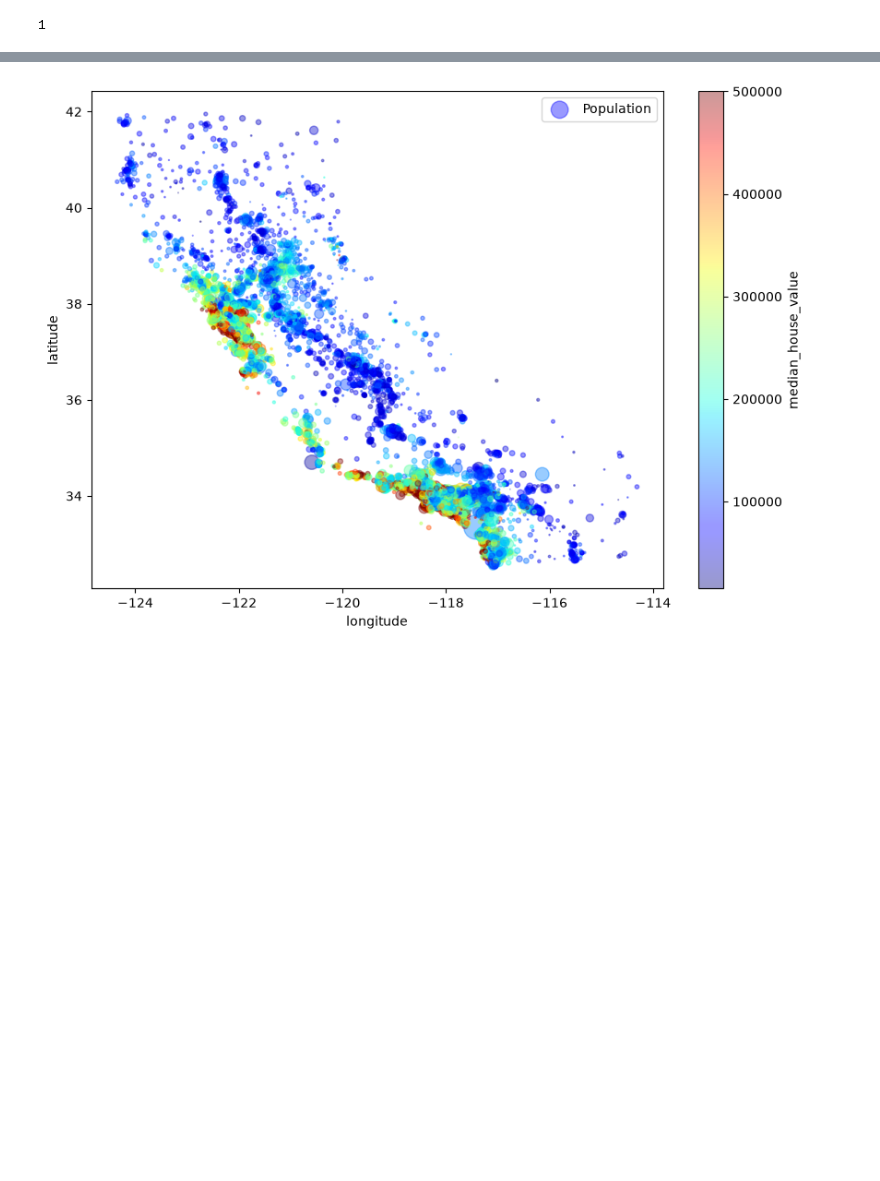
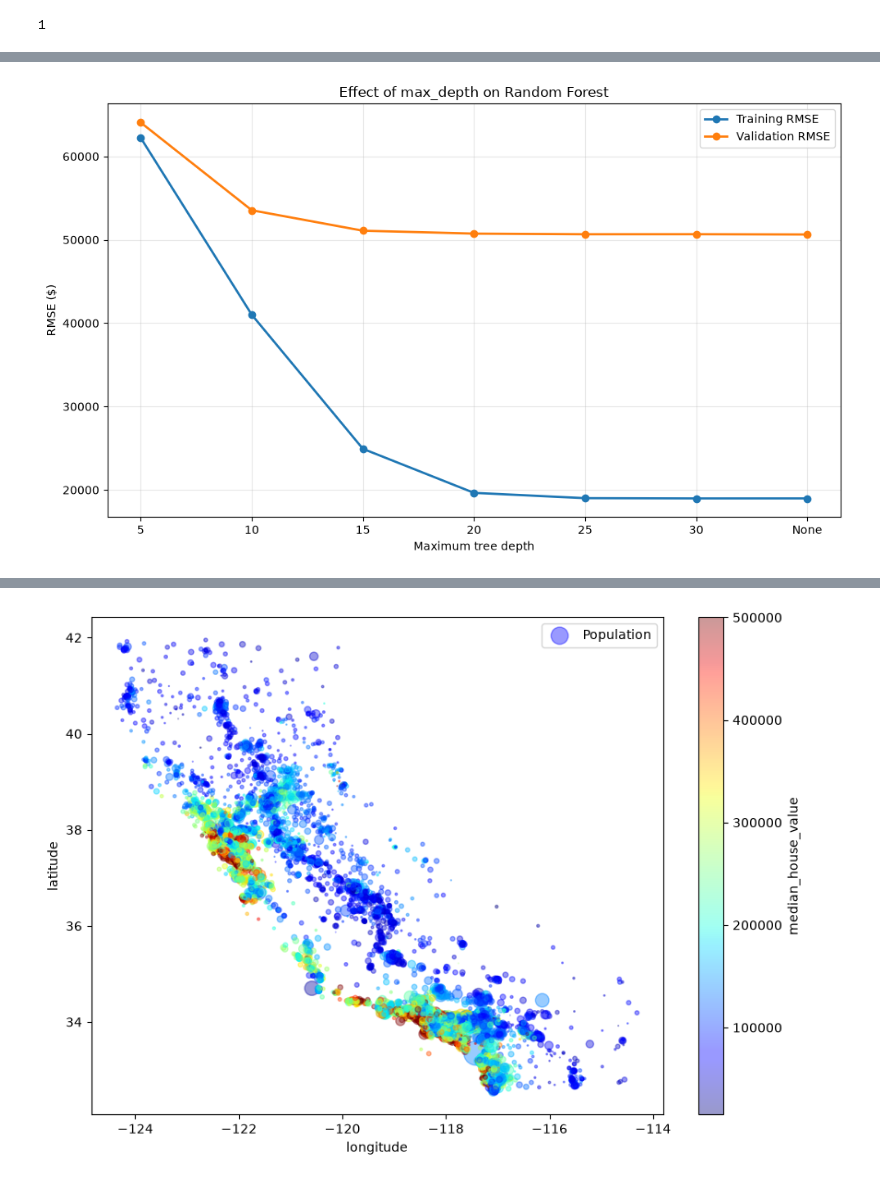
Before and after one commit to danishansari09/hand-on-ml-practice, a Jupyter notebook: california_housing_price_prediction/california_housing_price_prediction.ipynb, the cells around one changed output, grey strips where cells are left out. Cells and saved outputs as stored; diff of their text form; code cells hidden in the pictures; blank space fills up the shorter version.

```diff
--- a/california_housing_price_prediction/california_housing_price_prediction.ipynb
+++ b/california_housing_price_prediction/california_housing_price_prediction.ipynb
@@ -172,0 +775,37 @@ for train_index, test_index in split.split(housing, housing['income_cat']):
+# %%
+import matplotlib.pyplot as plt
+
+
+plot_results = depth_results_df.copy()
+
+plot_results["max_depth_label"] = (
+    plot_results["max_depth"].astype(str)
+)
+
+plt.figure(figsize=(10, 6))
+
+plt.plot(
+    plot_results["max_depth_label"],
+    plot_results["train_rmse"],
+    marker="o",
+    linewidth=2,
+    label="Training RMSE",
+)
+
+plt.plot(
+    plot_results["max_depth_label"],
+    plot_results["validation_rmse"],
+    marker="o",
+    linewidth=2,
+    label="Validation RMSE",
+)
+
+plt.xlabel("Maximum tree depth")
+plt.ylabel("RMSE ($)")
+plt.title("Effect of max_depth on Random Forest")
+plt.grid(alpha=0.3)
+plt.legend()
+plt.tight_layout()
+plt.show()
+# %% [output]
+[figure, added]
```
Also changed, not shown: parts of 32 cells of this notebook, 4 other files.
